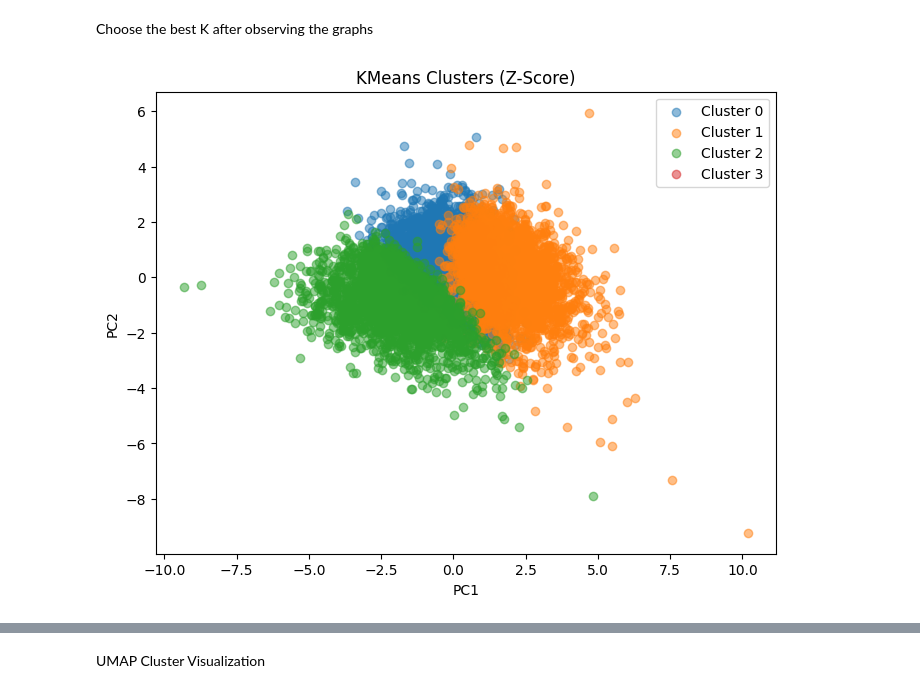
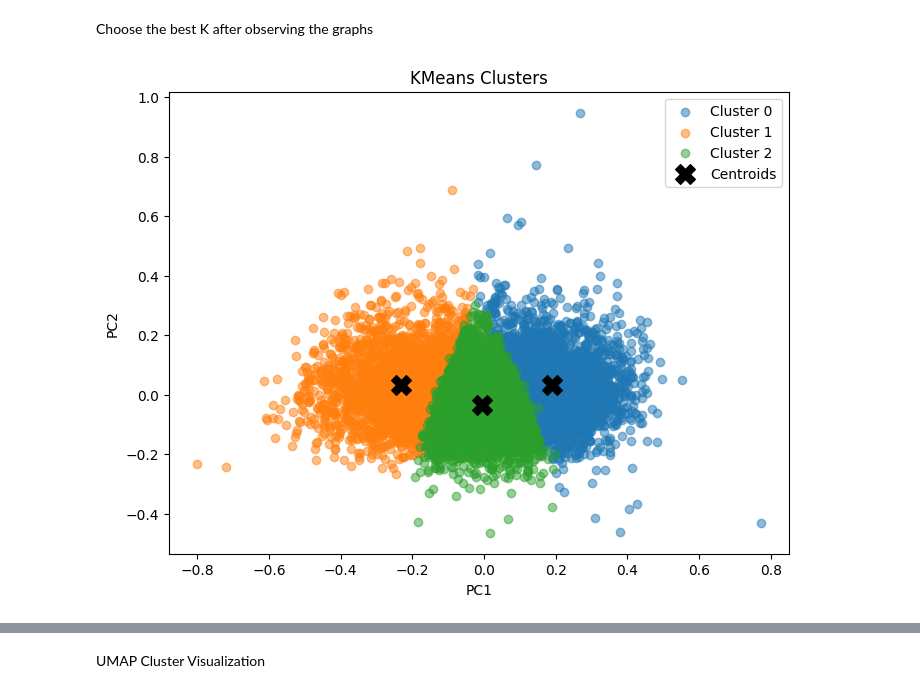
Before and after one commit to abderrahmane-salmi/UNIPI-Data-Mining-Project, a Jupyter notebook: task2/03_clustering_analysis.ipynb, the cells around one changed output, grey strips where cells are left out. Cells and saved outputs as stored; diff of their text form; code cells hidden in the pictures.

```diff
--- a/task2/03_clustering_analysis.ipynb
+++ b/task2/03_clustering_analysis.ipynb
@@ -249,28 +249,41 @@ final_kmeans_clusters = best_kmeans.labels_
 # %%
 from sklearn.decomposition import PCA
 import matplotlib.pyplot as plt
 
 # PCA to 2 dimensions
 pca = PCA(n_components=2)
-X_pca = pca.fit_transform(X_zscore)
+X_pca = pca.fit_transform(X_minmax)
+
+# Transform cluster centers into PCA space
+centroids_pca = pca.transform(best_kmeans.cluster_centers_)
 
 # Plot clusters
 plt.figure(figsize=(8,6))
-for cluster in range(kmeans.n_clusters):
+for cluster in range(best_kmeans.n_clusters):
     plt.scatter(
         X_pca[final_kmeans_clusters == cluster, 0],
         X_pca[final_kmeans_clusters == cluster, 1],
         label=f'Cluster {cluster}',
         alpha=0.5
     )
 
+# Plot centroids
+plt.scatter(
+    centroids_pca[:, 0],
+    centroids_pca[:, 1],
+    s=200,          # size
+    c='black',      # color
+    marker='X',     # marker shape
+    label='Centroids'
+)
+
 plt.xlabel('PC1')
 plt.ylabel('PC2')
-plt.title('KMeans Clusters (Z-Score)')
+plt.title('KMeans Clusters')
 plt.legend()
 plt.show()
 # %% [output]
-[figure, old version]
+[figure, new version]
 # %%
 import pandas as pd
 import numpy as np
```
Also changed, not shown: parts of 8 cells of this notebook.
